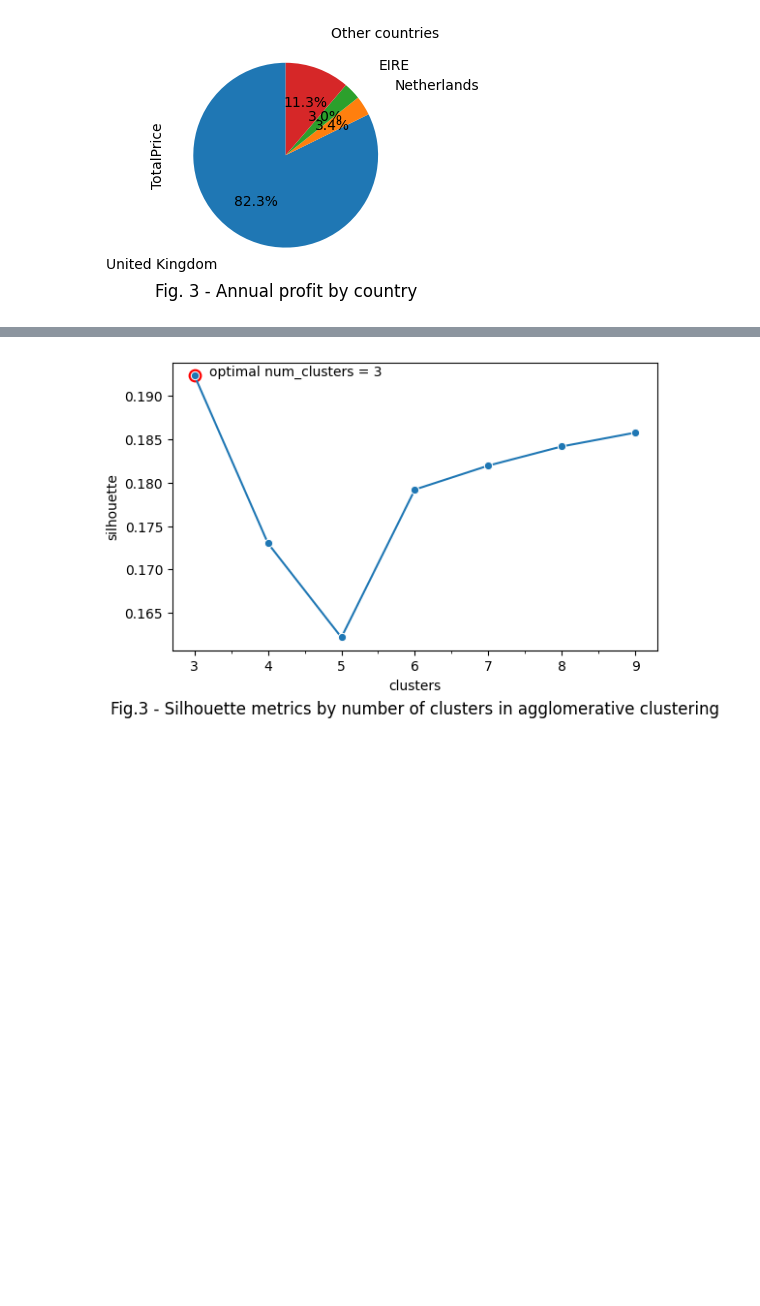
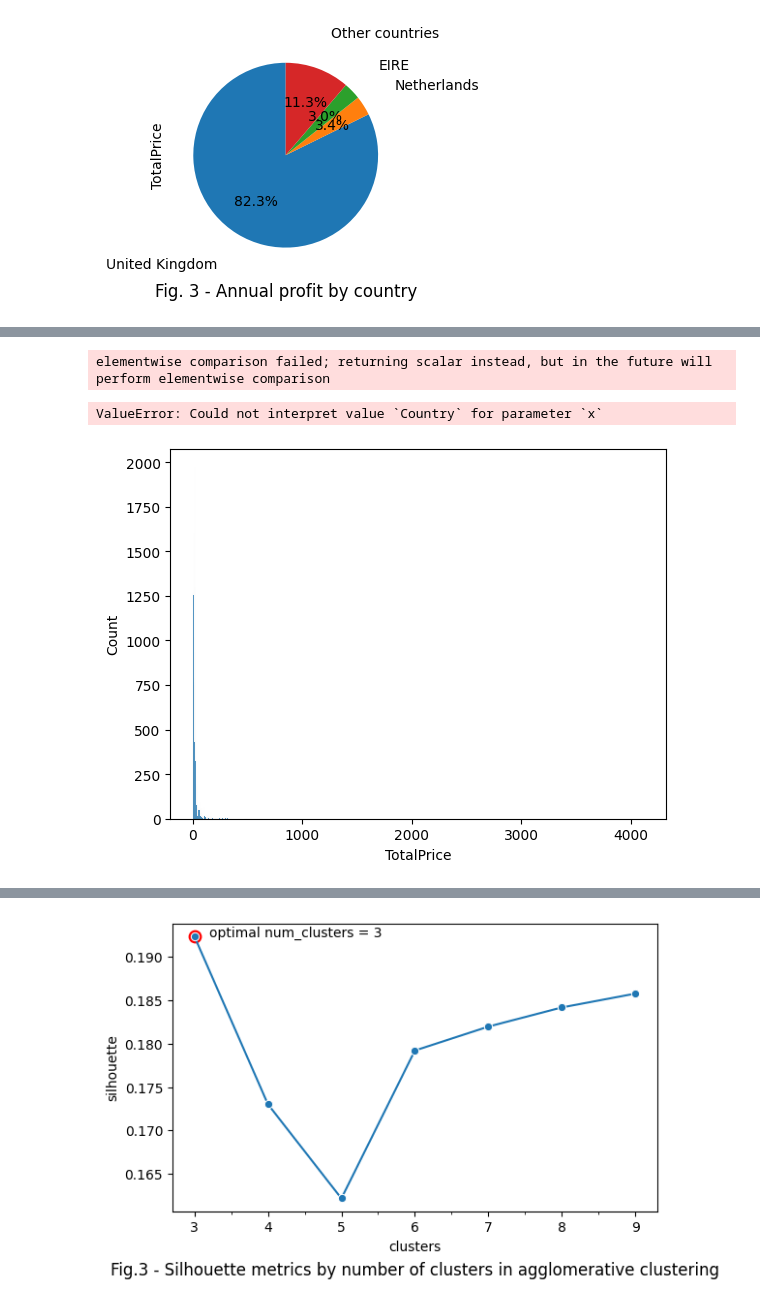
Before and after one commit to Alex1iv/web_shop_customers_segmentation, a Jupyter notebook: notebooks/webshop_segmentation.ipynb, the cells around one changed output, grey strips where cells are left out. Drawn from its saved outputs; the diff is of its cells as text; code cells hidden in the pictures; blank space fills up the shorter version.

```diff
--- a/notebooks/webshop_segmentation.ipynb
+++ b/notebooks/webshop_segmentation.ipynb
@@ -387,0 +421,12 @@ fig.write_image(path_figures + f'fig_{plot_counter}.png')
+# %%
+sns.histplot(temp, x='Country');
+# %% [output]
+elementwise comparison failed; returning scalar instead, but in the future will perform elementwise comparison
+ValueError: Could not interpret value `Country` for parameter `x`
+# %%
+temp=data[data['month']==1]
+fig = sns.histplot(temp, x='TotalPrice')
+#.groupby(by='Country')['TotalPrice'].sum().sort_values(ascending=False).head()
+#sns.histplot(temp);
+# %% [output]
+[figure, added]
```
Also changed, not shown: parts of 13 cells of this notebook.
